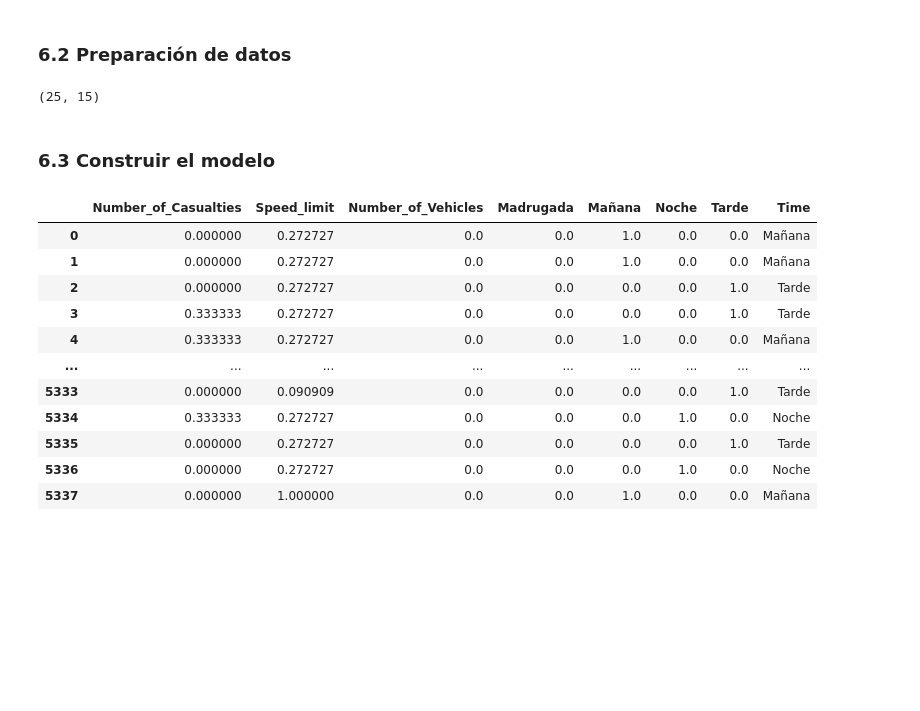
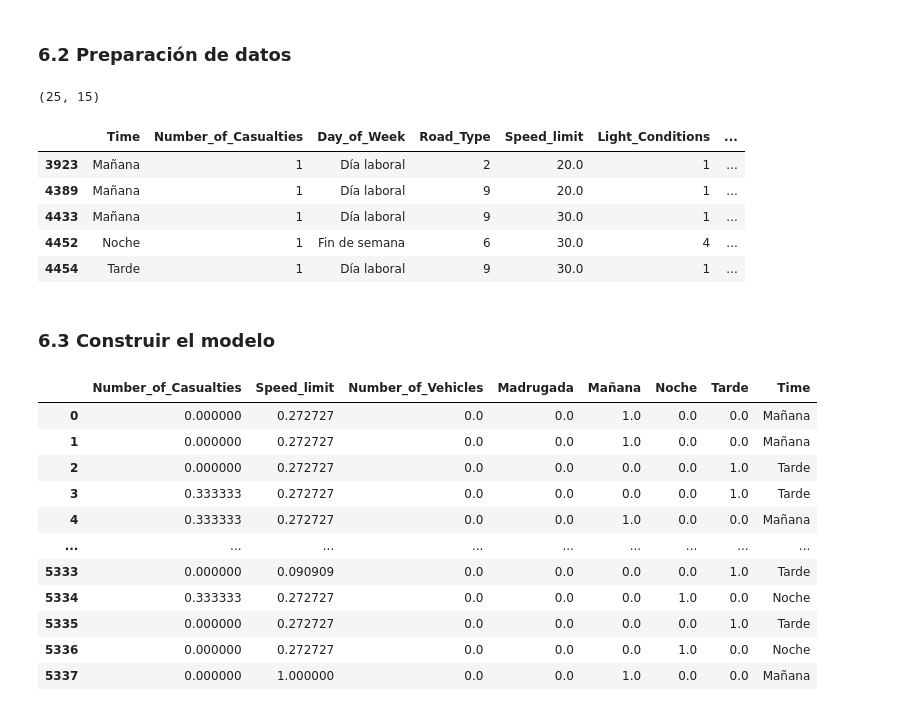
Before and after one commit to JuanDa-dev/BI_Course, a Jupyter notebook: practico/Agrupación/Agrupacion_kmeansBiciAlpes.ipynb, the cells around one changed output. Saved outputs shown, nothing was run; the diff lists cells and outputs as text; code cells hidden in the pictures; blank space fills up the shorter version.

Commit message:
updated kmeansBiciAlpes

```diff
--- a/practico/Agrupación/Agrupacion_kmeansBiciAlpes.ipynb
+++ b/practico/Agrupación/Agrupacion_kmeansBiciAlpes.ipynb
@@ -885,6 +885,15 @@ aux_bicis=df_bicis_model3[df_bicis_model3['Junction_Detail'] < 0]
 aux_bicis.shape
 # %% [output]
 (25, 15)
+# %%
+aux_bicis.head()
+# %% [output]
+|  | Time | Number_of_Casualties | Day_of_Week | Road_Type | Speed_limit | Light_Conditions | ... |
+| 3923 | Mañana | 1 | Día laboral | 2 | 20.0 | 1 | ... |
+| 4389 | Mañana | 1 | Día laboral | 9 | 20.0 | 1 | ... |
+| 4433 | Mañana | 1 | Día laboral | 9 | 30.0 | 1 | ... |
+| 4452 | Noche | 1 | Fin de semana | 6 | 30.0 | 4 | ... |
+| 4454 | Tarde | 1 | Día laboral | 9 | 30.0 | 1 | ... |
 # %% [markdown]
 ### 6.3 Construir el modelo
 # %%
```
Also changed, not shown: parts of 1 cell of this notebook.
